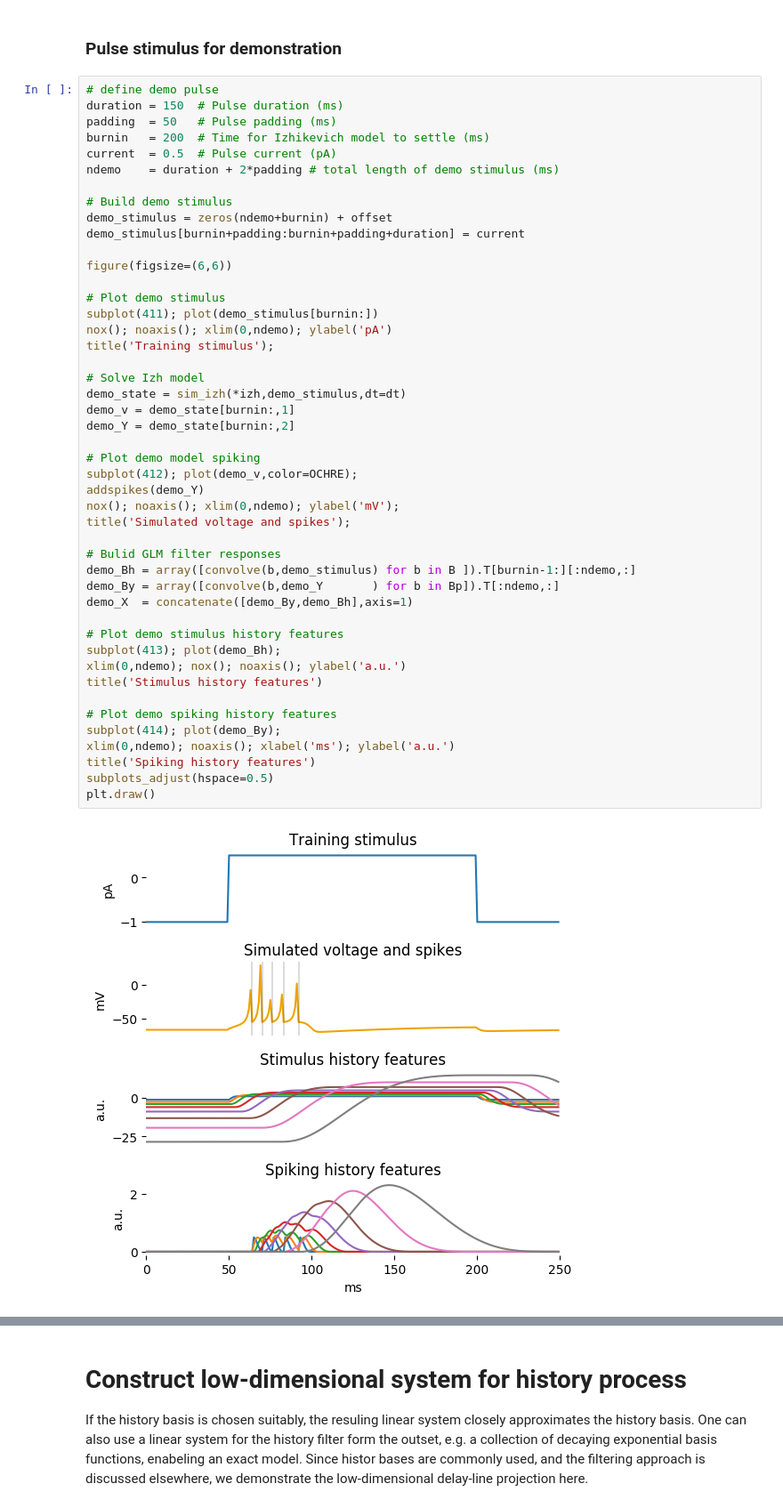
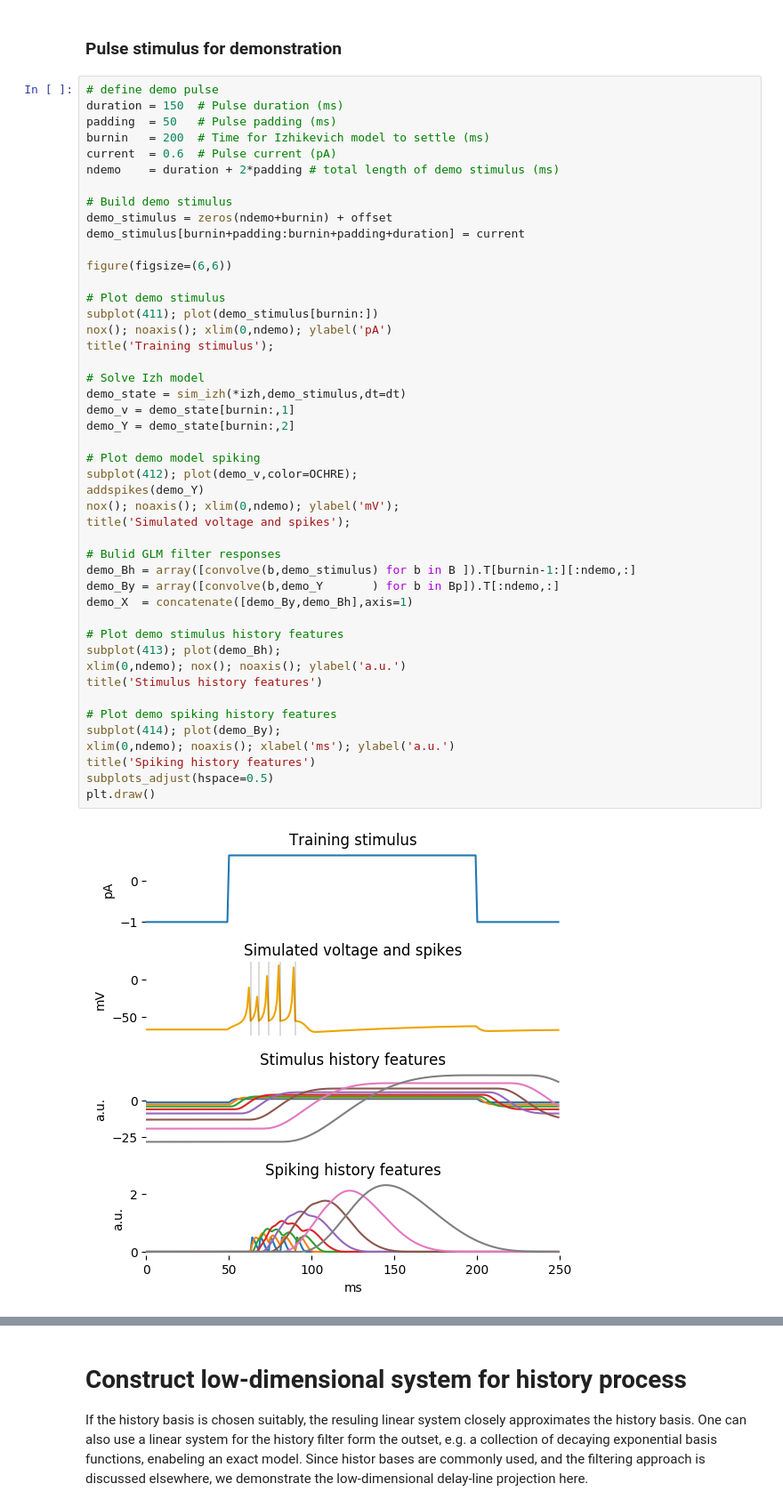
Before and after one commit to michaelerule/glm_moment_closure, a Jupyter notebook: 20180315_autoregressive_GLM_as_Cox_process_and_moment_equations_v15.ipynb, the cells around one changed output, grey strips where cells are left out. Shown at 89% size. Cells and saved outputs as stored; diff of their text form.

Commit message:
higher current

```diff
--- a/20180315_autoregressive_GLM_as_Cox_process_and_moment_equations_v15.ipynb
+++ b/20180315_autoregressive_GLM_as_Cox_process_and_moment_equations_v15.ipynb
@@ -151,7 +151,7 @@ beta = bhat[:K].reshape(K,1)
 duration = 150  # Pulse duration (ms)
 padding  = 50   # Pulse padding (ms)
 burnin   = 200  # Time for Izhikevich model to settle (ms)
-current  = 0.5  # Pulse current (pA)
+current  = 0.6  # Pulse current (pA)
 ndemo    = duration + 2*padding # total length of demo stimulus (ms)
 
 # Build demo stimulus
@@ -166,34 +166,34 @@ nox(); noaxis(); xlim(0,ndemo); ylabel('pA')
 title('Training stimulus');
 
 # Solve Izh model
 demo_state = sim_izh(*izh,demo_stimulus,dt=dt)
 demo_v = demo_state[burnin:,1]
 demo_Y = demo_state[burnin:,2]
 
 # Plot demo model spiking
 subplot(412); plot(demo_v,color=OCHRE);
 addspikes(demo_Y)
 nox(); noaxis(); xlim(0,ndemo); ylabel('mV');
 title('Simulated voltage and spikes');
 
 # Bulid GLM filter responses
 demo_Bh = array([convolve(b,demo_stimulus) for b in B ]).T[burnin-1:][:ndemo,:]
 demo_By = array([convolve(b,demo_Y       ) for b in Bp]).T[:ndemo,:]
 demo_X  = concatenate([demo_By,demo_Bh],axis=1)
 
 # Plot demo stimulus history features
 subplot(413); plot(demo_Bh);
 xlim(0,ndemo); nox(); noaxis(); ylabel('a.u.')
 title('Stimulus history features')
 
 # Plot demo spiking history features
 subplot(414); plot(demo_By);
 xlim(0,ndemo); noaxis(); xlabel('ms'); ylabel('a.u.')
 title('Spiking history features')
 subplots_adjust(hspace=0.5)
 plt.draw()
 # %% [output]
-[figure, old version]
+[figure, new version]
 # %%
 figure(figsize=(6,8))
 # Use dB for log-units
```
Also changed, not shown: parts of 7 cells of this notebook, 3 other files.
